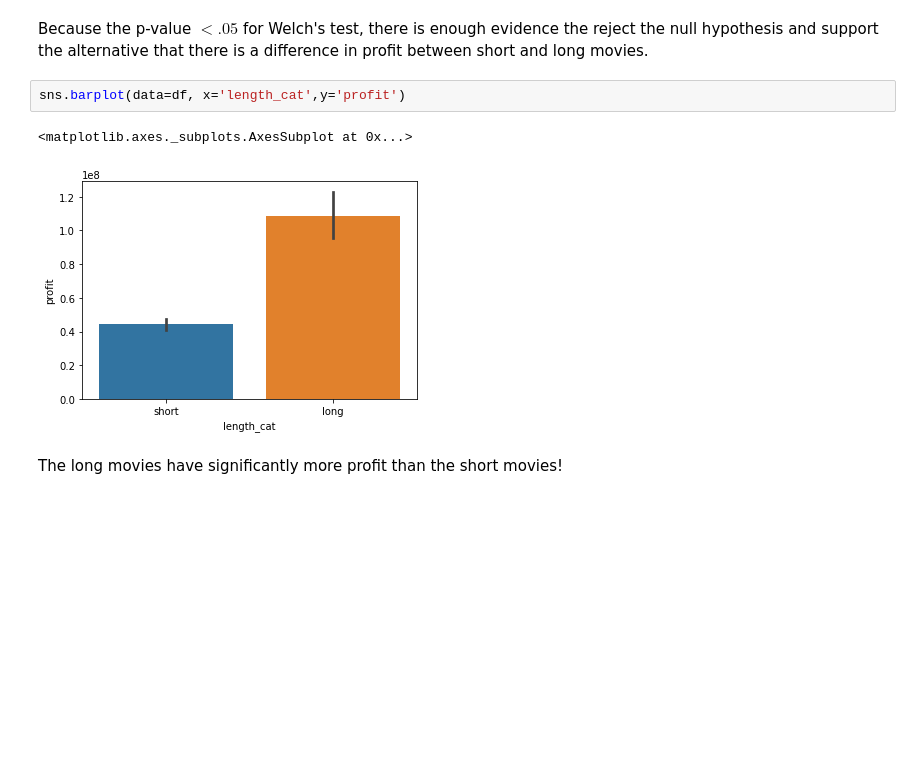
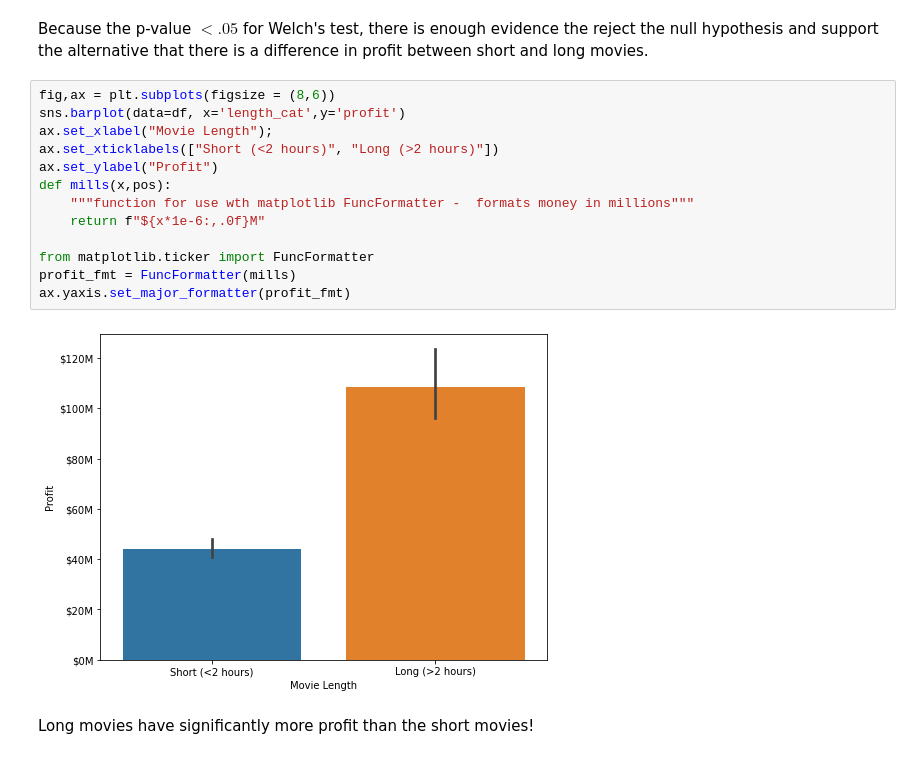
Before and after one commit to adeviney/how-to-make-a-successful-movie, a Jupyter notebook: 06_HypothesisTesting.ipynb, the cells around one changed output. Saved outputs shown, nothing was run; the diff lists cells and outputs as text; blank space fills up the shorter version.

```diff
--- a/06_HypothesisTesting.ipynb
+++ b/06_HypothesisTesting.ipynb
@@ -504,9 +504,19 @@ Ttest_indResult(statistic=-10.60885906371174, pvalue=2.4455780571797673e-25)
 # %% [markdown]
 Because the p-value $< .05$ for Welch's test, there is enough evidence the reject the null hypothesis and support the alternative that there is a difference in profit between short and long movies.
 # %%
+fig,ax = plt.subplots(figsize = (8,6))
 sns.barplot(data=df, x='length_cat',y='profit')
+ax.set_xlabel("Movie Length");
+ax.set_xticklabels(["Short (<2 hours)", "Long (>2 hours)"])
+ax.set_ylabel("Profit")
+def mills(x,pos):
+    """function for use wth matplotlib FuncFormatter -  formats money in millions"""
+    return f"${x*1e-6:,.0f}M"
+
+from matplotlib.ticker import FuncFormatter
+profit_fmt = FuncFormatter(mills)
+ax.yaxis.set_major_formatter(profit_fmt)
 # %% [output]
-<matplotlib.axes._subplots.AxesSubplot at 0x...>
-[figure, old version]
+[figure, new version]
 # %% [markdown]
-The long movies have significantly more profit than the short movies!
+Long movies have significantly more profit than the short movies!
```
Also changed, not shown: parts of 2 cells of this notebook.
